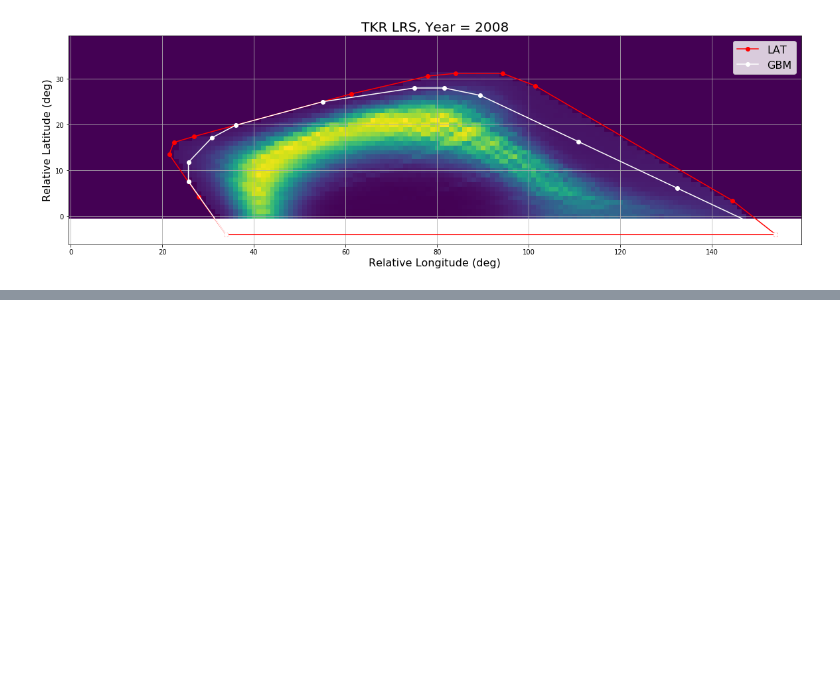
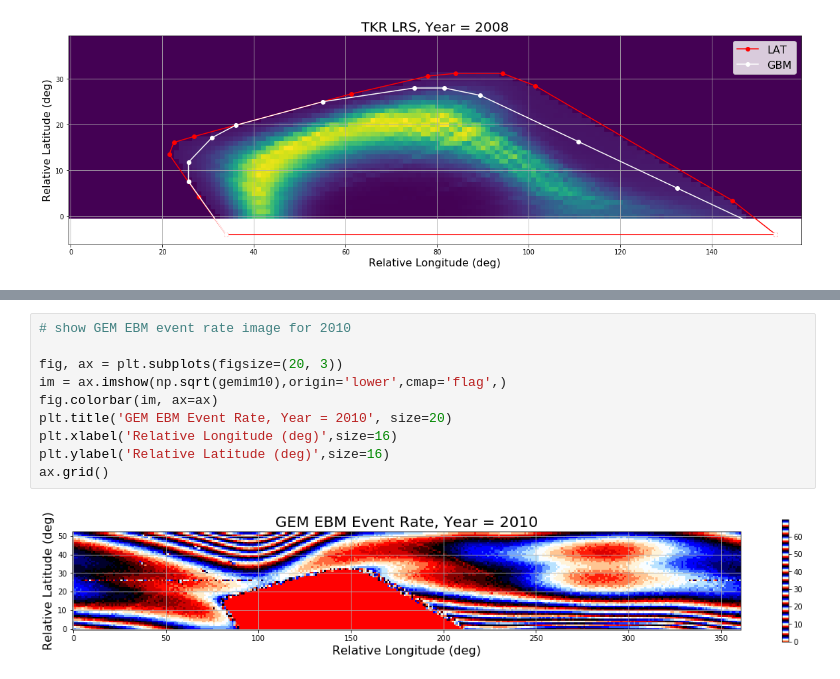
Before and after one commit to rac101/LATmetrics, a Jupyter notebook: SAApolyset/TKR_LRS_SAA_Polygon_Check.ipynb, the cells around one changed output, grey strips where cells are left out. Drawn from its saved outputs; the diff is of its cells as text; blank space fills up the shorter version.

```diff
--- a/SAApolyset/TKR_LRS_SAA_Polygon_Check.ipynb
+++ b/SAApolyset/TKR_LRS_SAA_Polygon_Check.ipynb
@@ -387,0 +441,12 @@ plt.show()
+# %%
+# show GEM EBM event rate image for 2010
+
+fig, ax = plt.subplots(figsize=(20, 3))
+im = ax.imshow(np.sqrt(gemim10),origin='lower',cmap='flag',)
+fig.colorbar(im, ax=ax)
+plt.title('GEM EBM Event Rate, Year = 2010', size=20)
+plt.xlabel('Relative Longitude (deg)',size=16)
+plt.ylabel('Relative Latitude (deg)',size=16)
+ax.grid()
+# %% [output]
+[figure, added]
```
Also changed, not shown: parts of 10 cells of this notebook, 4 other files.
